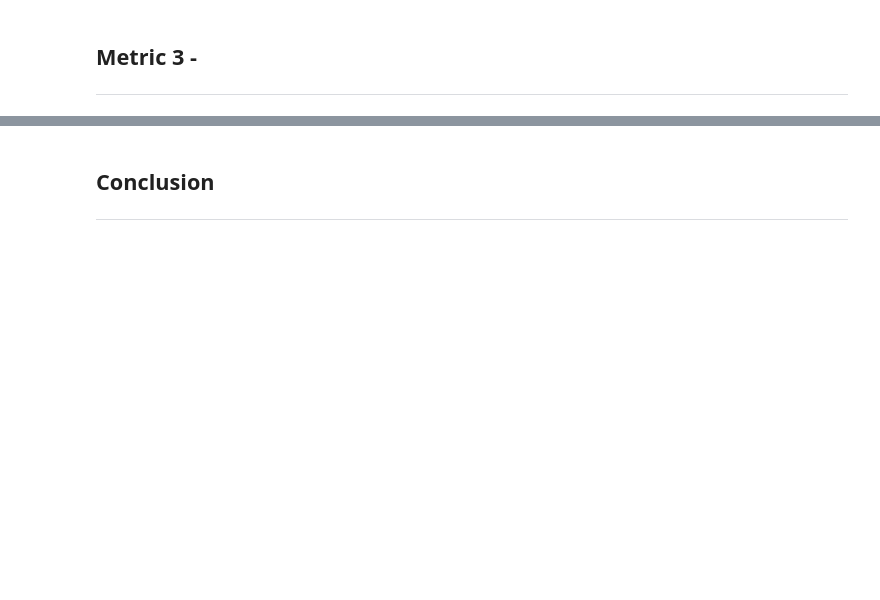
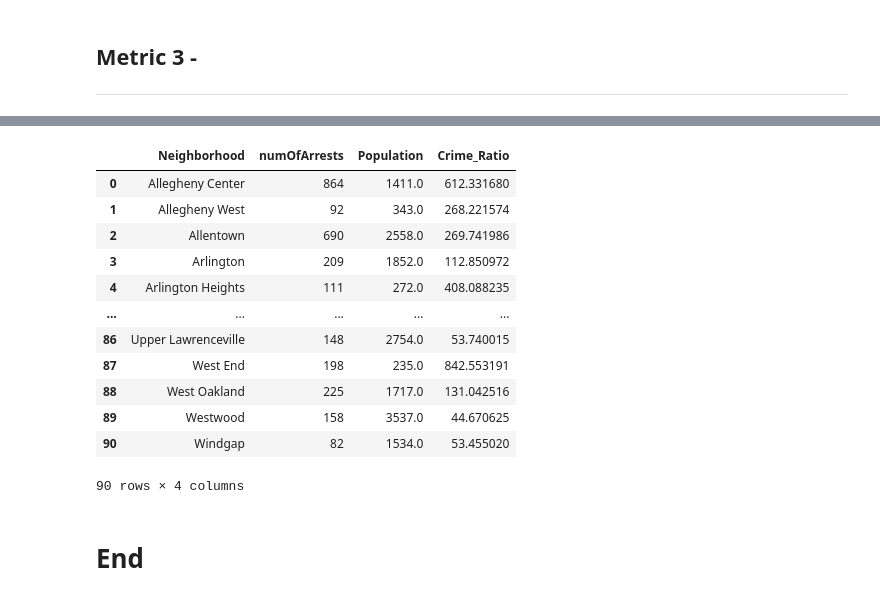
Before and after one commit to songxingyu1118/CMPINF10_Final_Project, a Jupyter notebook: Neighborhoods.ipynb, the cells around one changed output, grey strips where cells are left out. Saved outputs shown, nothing was run; the diff lists cells and outputs as text; code cells hidden in the pictures; blank space fills up the shorter version.

```diff
--- a/Neighborhoods.ipynb
+++ b/Neighborhoods.ipynb
@@ -399,3 +323,23 @@ Also we have found that  <span style=background:yellow>West Allegheny</span> is
+# %%
+# Combined_Data = finalCrime.merge(old_house_data, how = "left", on = "Neighborhood")
+
+# Combined_Data["Crime_Ratio"] = Combined_Data["Crime_Ratio"] / 1000
+
+# Combined_Data["Final Metric"] = Combined_Data["Crime_Ratio"] + Combined_Data["Pre1950"]
+finalCrime
+# %% [output]
+|  | Neighborhood | numOfArrests | Population | Crime_Ratio |
+| 0 | Allegheny Center | 864 | 1411.0 | 612.331680 |
+| 1 | Allegheny West | 92 | 343.0 | 268.221574 |
+| 2 | Allentown | 690 | 2558.0 | 269.741986 |
+| 3 | Arlington | 209 | 1852.0 | 112.850972 |
+| 4 | Arlington Heights | 111 | 272.0 | 408.088235 |
+| ... | ... | ... | ... | ... |
+| 86 | Upper Lawrenceville | 148 | 2754.0 | 53.740015 |
+| 87 | West End | 198 | 235.0 | 842.553191 |
+| 88 | West Oakland | 225 | 1717.0 | 131.042516 |
+| 89 | Westwood | 158 | 3537.0 | 44.670625 |
+| 90 | Windgap | 82 | 1534.0 | 53.455020 |
+90 rows × 4 columns
 # %% [markdown]
-## Conclusion
----
+# End
```
Also changed, not shown: parts of 16 cells of this notebook.
